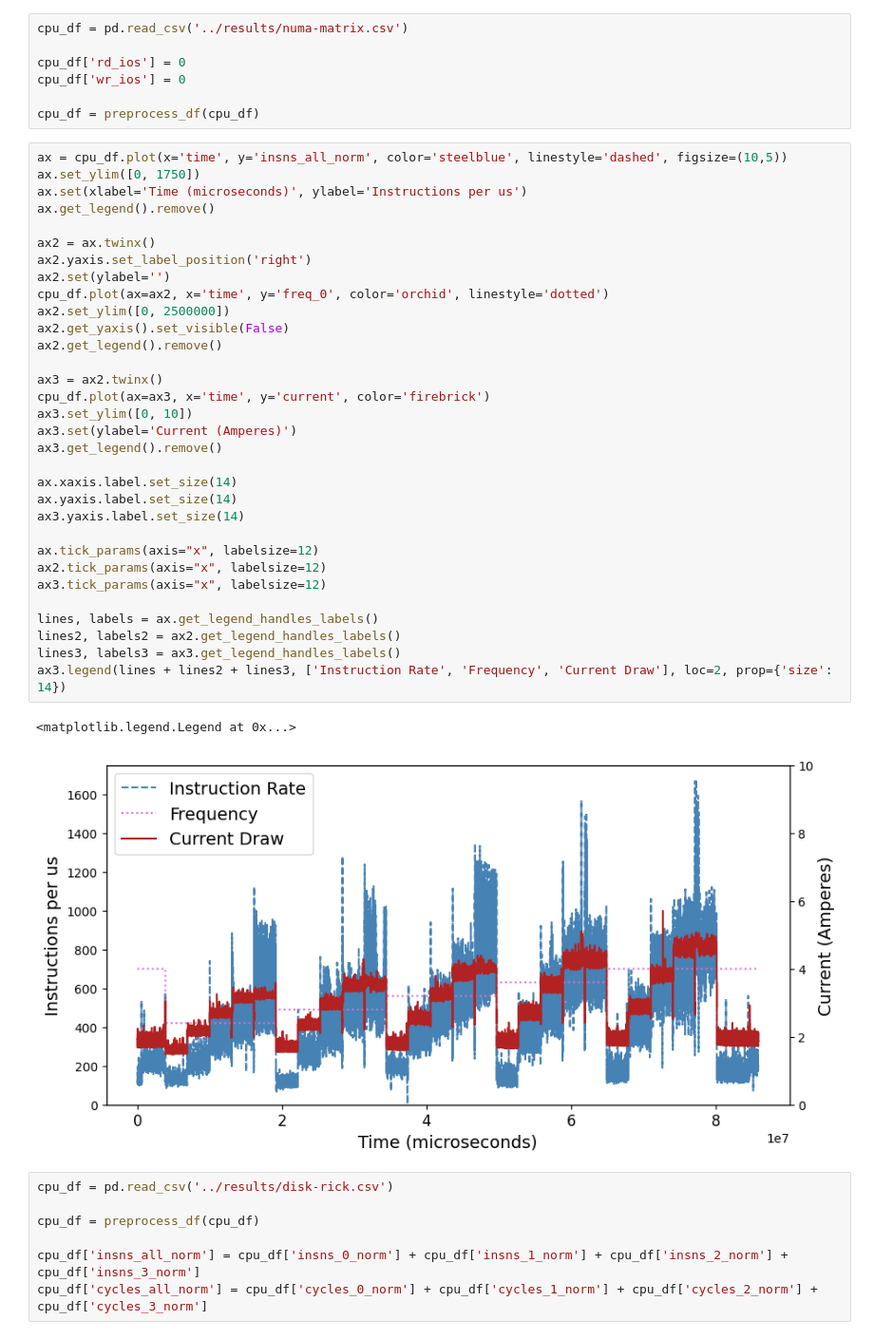
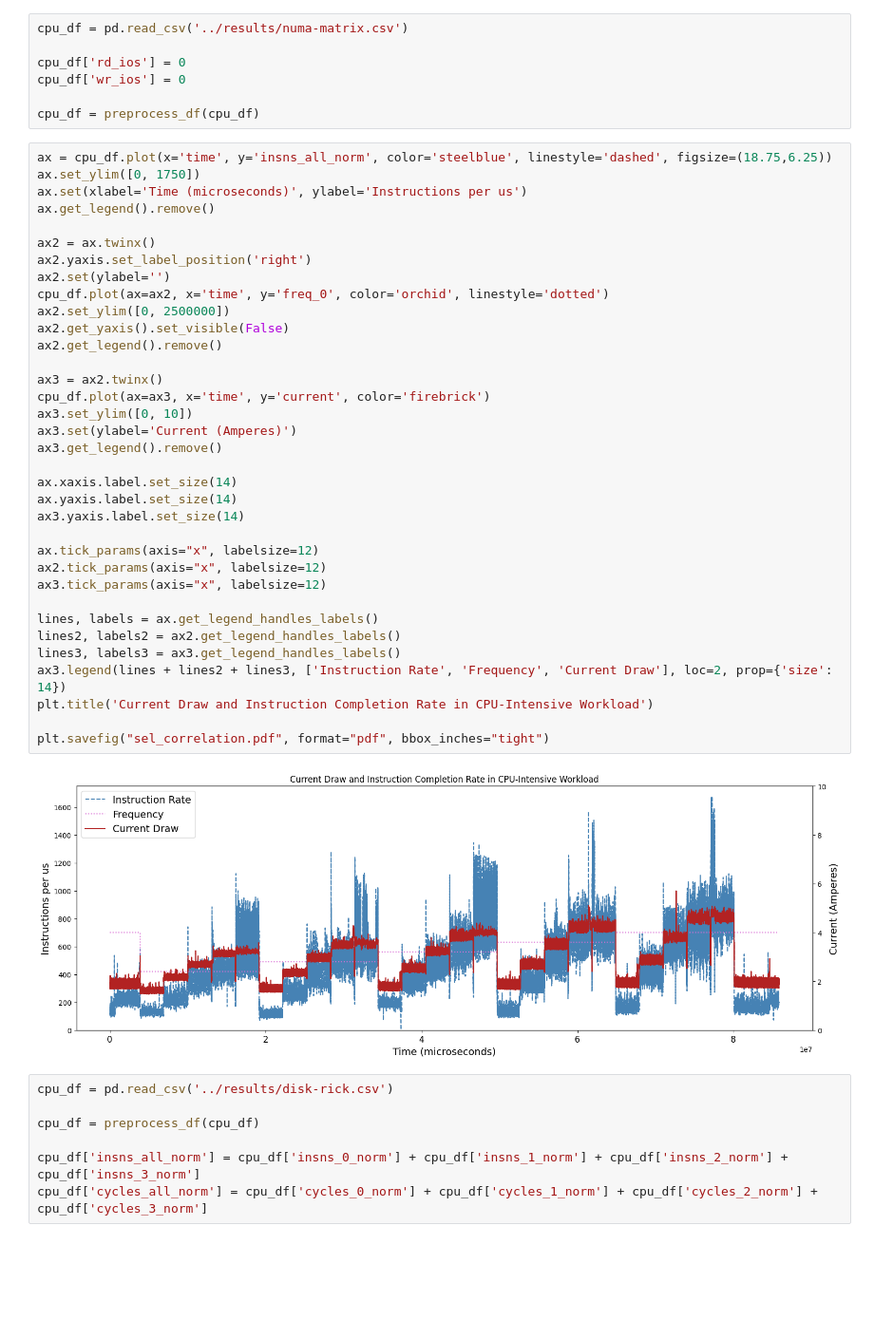
Before and after one commit to radshield/raspi-sel, a Jupyter notebook: analysis/hotnets_paper_graphs.ipynb, the cells around one changed output. Shown at 95% size. Drawn from its saved outputs; the diff is of its cells as text; blank space fills up the shorter version.

```diff
--- a/analysis/hotnets_paper_graphs.ipynb
+++ b/analysis/hotnets_paper_graphs.ipynb
@@ -73,40 +73,42 @@ cpu_df['wr_ios'] = 0
 
 cpu_df = preprocess_df(cpu_df)
 # %%
-ax = cpu_df.plot(x='time', y='insns_all_norm', color='steelblue', linestyle='dashed', figsize=(10,5))
+ax = cpu_df.plot(x='time', y='insns_all_norm', color='steelblue', linestyle='dashed', figsize=(18.75,6.25))
 ax.set_ylim([0, 1750])
 ax.set(xlabel='Time (microseconds)', ylabel='Instructions per us')
 ax.get_legend().remove()
 
 ax2 = ax.twinx()
 ax2.yaxis.set_label_position('right')
 ax2.set(ylabel='')
 cpu_df.plot(ax=ax2, x='time', y='freq_0', color='orchid', linestyle='dotted')
 ax2.set_ylim([0, 2500000])
 ax2.get_yaxis().set_visible(False)
 ax2.get_legend().remove()
 
 ax3 = ax2.twinx()
 cpu_df.plot(ax=ax3, x='time', y='current', color='firebrick')
 ax3.set_ylim([0, 10])
 ax3.set(ylabel='Current (Amperes)')
 ax3.get_legend().remove()
 
 ax.xaxis.label.set_size(14)
 ax.yaxis.label.set_size(14)
 ax3.yaxis.label.set_size(14)
 
 ax.tick_params(axis="x", labelsize=12)
 ax2.tick_params(axis="x", labelsize=12)
 ax3.tick_params(axis="x", labelsize=12)
 
 lines, labels = ax.get_legend_handles_labels()
 lines2, labels2 = ax2.get_legend_handles_labels()
 lines3, labels3 = ax3.get_legend_handles_labels()
 ax3.legend(lines + lines2 + lines3, ['Instruction Rate', 'Frequency', 'Current Draw'], loc=2, prop={'size': 14})
+plt.title('Current Draw and Instruction Completion Rate in CPU-Intensive Workload')
+
+plt.savefig("sel_correlation.pdf", format="pdf", bbox_inches="tight")
 # %% [output]
-<matplotlib.legend.Legend at 0x...>
-[figure, old version]
+[figure, new version]
 # %%
 cpu_df = pd.read_csv('../results/disk-rick.csv')
 
```
Also changed, not shown: 3 other files.
